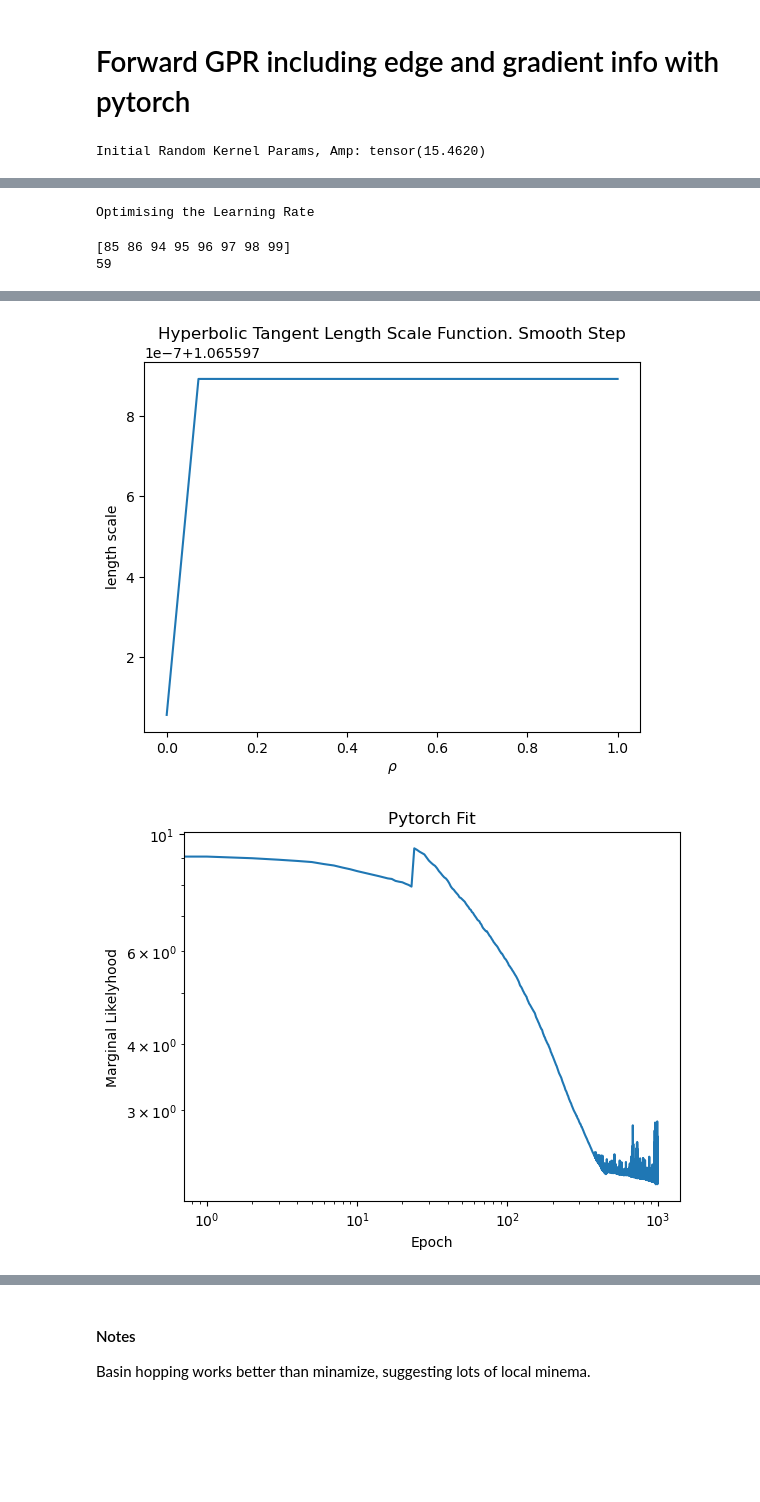
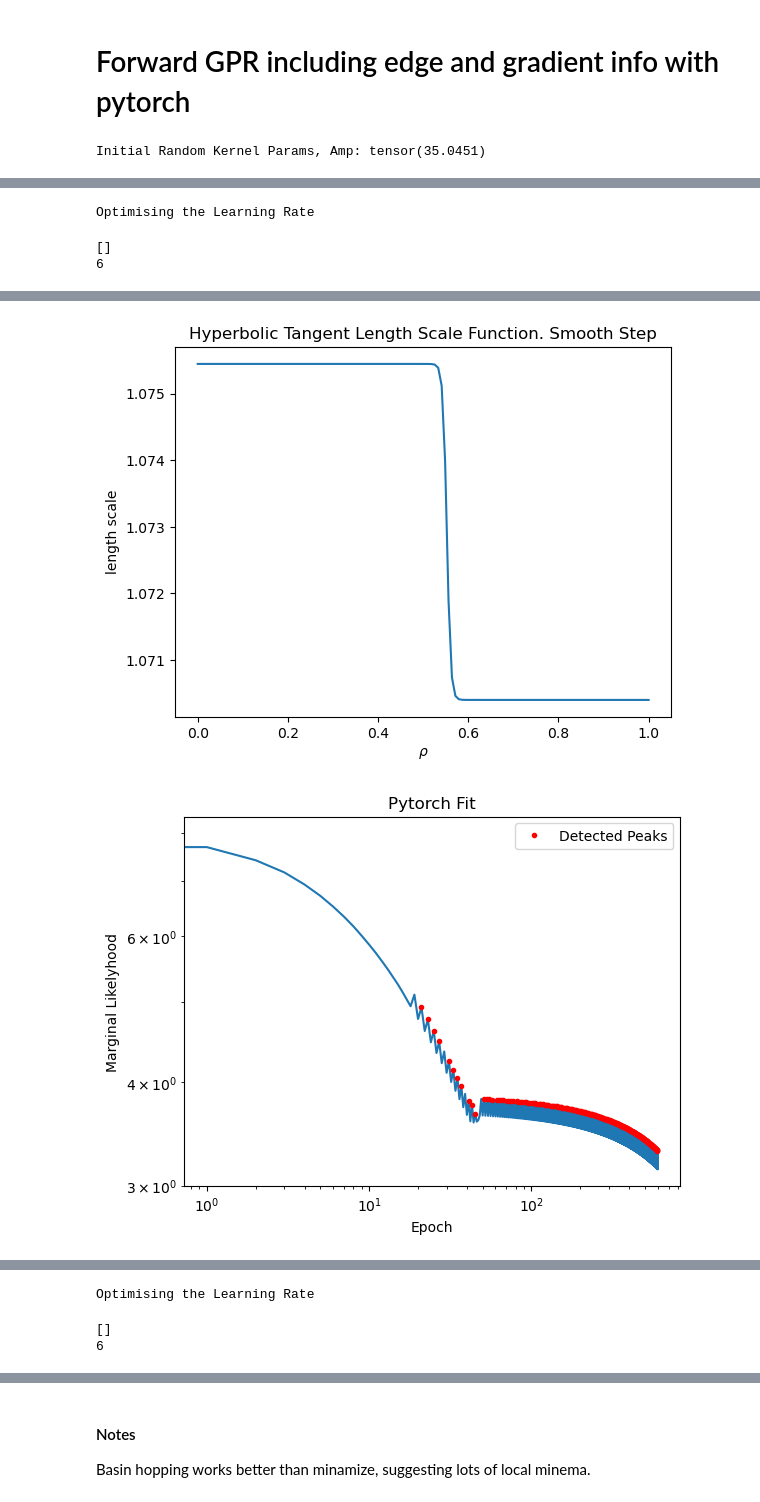
Before and after one commit to DanHarJor/Improving-Electron-Density-Profile-Inference-within-a-Tokamak-using-Bayesian-Techniques, a Jupyter notebook: RealEquillibriumInterferometry/SyntheticDataInterferometry.ipynb, the cells around one changed output, grey strips where cells are left out. Cells and saved outputs as stored; diff of their text form; code cells hidden in the pictures; blank space fills up the shorter version.

Commit message:
I added to ability to detect peaks during fitting. Still need to use this information to guide the fit

```diff
--- a/RealEquillibriumInterferometry/SyntheticDataInterferometry.ipynb
+++ b/RealEquillibriumInterferometry/SyntheticDataInterferometry.ipynb
@@ -468,6 +499,7 @@ class ForwardGPR(object):
         self.torch_best_params=None
         self.torch_best_marge_li = None
         self.torch_best_fit_loss = None
+        self.torch_best_peaks_index = None
 #         self.marge_li = None
 #         self.torch_descent = {}
 #         self.torch_fit_params = None
@@ -583,19 +615,22 @@ class ForwardGPR(object):
             plt.xscale('log')
             plt.legend()
             plt.show()
-    def PlotLoss(self,loss):
+    def PlotLoss(self,loss,peaks):
         figLoss = plt.figure()
+        loss = np.array(loss)
         plt.plot(range(len(loss)), loss)
+        plt.plot(np.arange(len(loss))[peaks], loss[peaks],'.r',label='Detected Peaks')
         plt.xlabel('Epoch')
         plt.title('Pytorch Fit')
         plt.ylabel('Marginal Likelyhood')
         plt.yscale('log')
         plt.xscale('log')
+        plt.legend()
         plt.show()
 
     def TorchOptimiseLr(self, kernel_params, acceptable_loss_grad = -0.05):
         print('Optimising the Learning Rate')
-        lr_range = torch.logspace(-8,-1,base=10,steps=100)
+        lr_range = torch.logspace(-8,-1,base=10,steps=10)
         #activating the gradient tracking for the parameters into a new variable
         fit_params = [p.clone() for p in kernel_params]
         for i in range(len(fit_params)): fit_params[i].requires_grad = True
@@ -650,7 +685,7 @@ class ForwardGPR(object):
                  ENFORCE_BOUNDS=False,
                  OPTIMIZE_LR=False,
                  CONVERGENCE_THRESHOLDS=[1e-8]):
-
+        timer_start = time.time()
         if kernel_params == 'random_search':
                  #implimenting pytorch fitting
             kernel_params = RandomKernelInit(NUM_RANDOM_SEARCHES, tensor=True)
@@ -670,6 +705,7 @@ class ForwardGPR(object):
             loss = None
             last_2 = []
             fit_loss=[]
+            peaks_index=[]
             thresholds = CONVERGENCE_THRESHOLDS#[1e-5]#np.logspace(-3,-7,10)
             print('\nthresholds',thresholds)
             decay_rate = 1000
@@ -708,6 +744,16 @@ class ForwardGPR(object):
                     self.best_rand_init_params = kp
                     self.torch_best_params = [p.detach() for p in fit_params]
                     self.torch_best_fit_loss = fit_loss
+                    self.torch_best_peaks_index = peaks_index
+
+                #finding peaks
+                if steps > 0 and steps % 10 == 0:
+#                     print('loss shape',len(fit_loss))
+#                     print('Type',type(fit_loss[-10]))
+#                     print('Shape',fit_loss[-10].shape)
+                    some_peaks_index, _ = find_peaks(fit_loss[-10:], threshold = 1e-8)
+                    some_peaks_index = list(some_peaks_index+steps-10)
+                    peaks_index += some_peaks_index
 
                 if CONVERGE_STOP:
                     last_2.append(loss.detach())
@@ -729,7 +775,9 @@ class ForwardGPR(object):
                               '#Threshold:','{:.2e}'.format(threshold),'eeeeeeeeeeeeeeeeeeee',end='\r')
             print('\n\nFitted Params, Amp:', fit_params[0])
             Plot_l(torch.from_numpy(rho_1d), [fp.detach() for fp in fit_params], tensor = True)
-            self.PlotLoss(fit_loss)
+            self.PlotLoss(fit_loss, peaks_index)
+            timer_stop = time.time()
+            print('The fit timer measured:', time.gmtime(timer_stop-timer_start))
 
 
     def SciPyFit(self, method='minimize', NUM_RANDOM_SEARCHES=1):
@@ -831,8 +879,8 @@ interf = ForwardGPR(rho_test, lid_d_torch, ne_d, ne_prime_d, lid_error, ne_error
 # interf.SciPyFit(NUM_RANDOM_SEARCHES=5)
 
 interf.TorchFit(optim = torch.optim.Adam, optim_params={'lr':1e-3}, kernel_params='random_search',
-            MAX_NUM_STEPS_EPOCHS = 1000,
-            NUM_RANDOM_SEARCHES=1, CONVERGE_STOP=True, STOCHASTIC = True, ENFORCE_BOUNDS=True,
+            MAX_NUM_STEPS_EPOCHS = 600,
+            NUM_RANDOM_SEARCHES=3, CONVERGE_STOP=True, STOCHASTIC = False, ENFORCE_BOUNDS=True,
             CONVERGENCE_THRESHOLDS=[1e-8])
 
 interf.Infer(interf.torch_best_params)
@@ -840,4 +888,4 @@ interf.Infer(interf.torch_best_params)
 # interf.Infer(interf.scipy_best_params)
 interf.PlotInference()
 # %% [output]
-Initial Random Kernel Params, Amp: tensor(15.4620)
+Initial Random Kernel Params, Amp: tensor(35.0451)
@@ -845,3 +893,3 @@ Initial Random Kernel Params, Amp: tensor(15.4620)
 Optimising the Learning Rate
-[85 86 94 95 96 97 98 99]
-59
+[]
+6
@@ -853,2 +901,2 @@ Fitted Params, Amp: tensor(13.4339, requires_grad=True)
-[figure, old version]
+[figure, new version]
-[figure, old version]
+[figure, new version]
@@ -865,0 +905,3 @@ For K a small addition of 0.01 to the diagonal was needed to ensure it was posit
+Optimising the Learning Rate
+[]
+6
```
Also changed, not shown: parts of 6 cells of this notebook.
